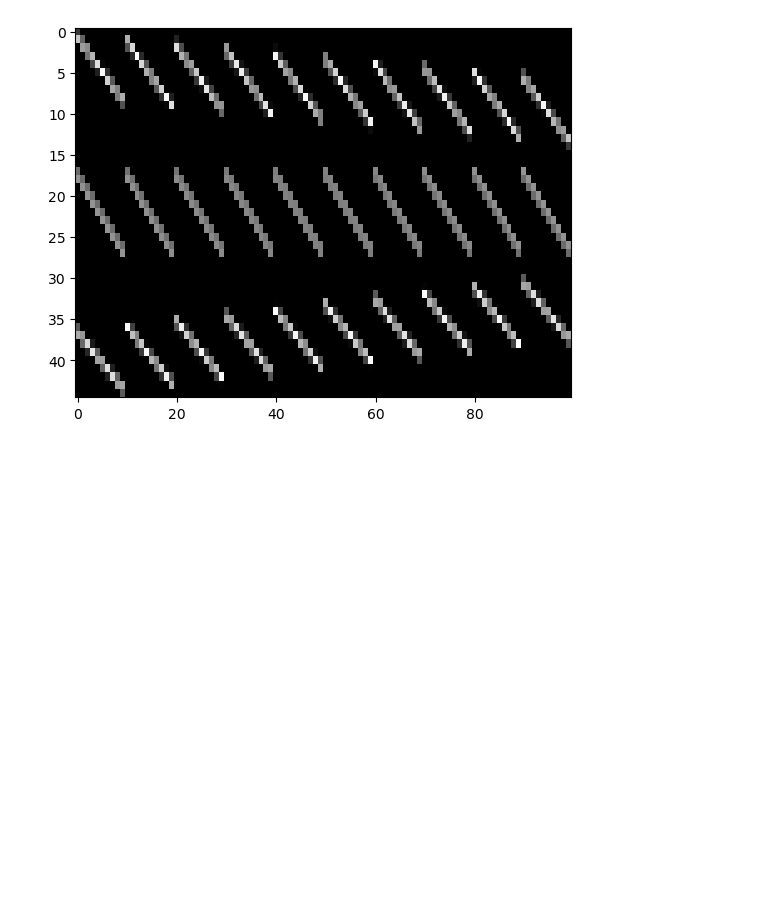
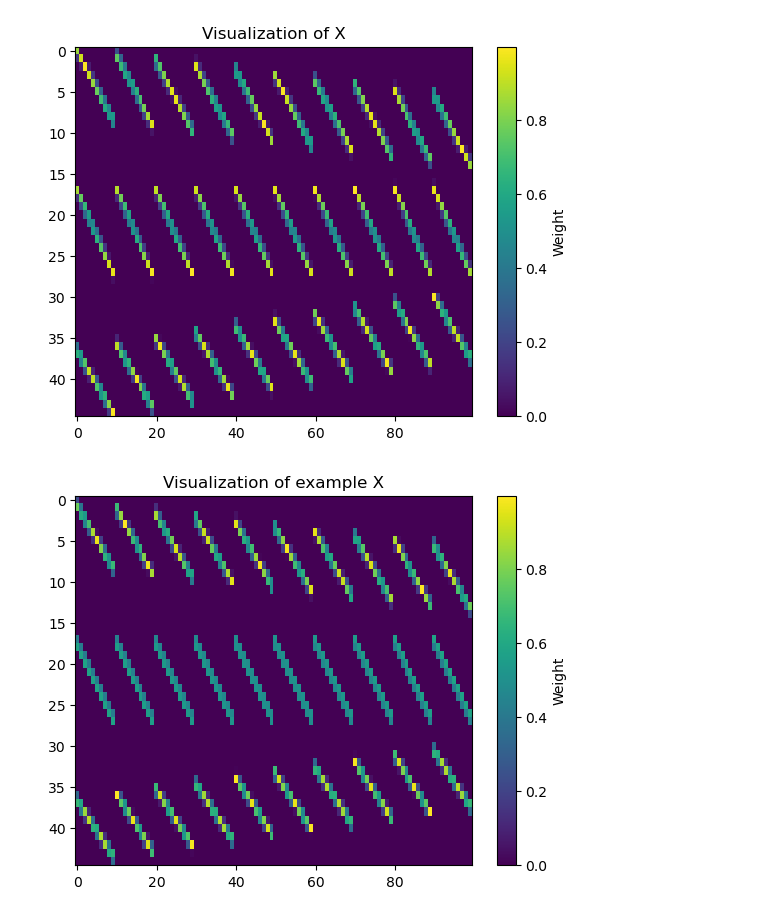
Before and after one commit to Ruben-Hartenstein/machine_learning_essentials, a Jupyter notebook: exercise_4/tomography.ipynb, the cells around one changed output. Saved outputs shown, nothing was run; the diff lists cells and outputs as text; code cells hidden in the pictures; blank space fills up the shorter version.

```diff
--- a/exercise_4/tomography.ipynb
+++ b/exercise_4/tomography.ipynb
@@ -80,5 +17,0 @@ alpha: 42
-# %%
-plt.imshow(X_example, cmap='gray', aspect='auto')
-plt.show()
-# %% [output]
-[figure, removed]
@@ -84,0 +81,17 @@ plt.show()
+# %%
+X = construct_X(M=10, alphas=[-33, 1, 42], Np=15)
+dense_X = X.toarray()
+
+plt.imshow(dense_X, aspect='auto')
+plt.title("Visualization of X")
+plt.colorbar(label='Weight')
+plt.show()
+
+plt.imshow(X_example, aspect='auto')
+plt.title("Visualization of example X")
+
+plt.colorbar(label='Weight')
+plt.show()
+# %% [output]
+[figure, added]
+[figure, added]
```
Also changed, not shown: parts of 15 cells of this notebook, 2 other files.
